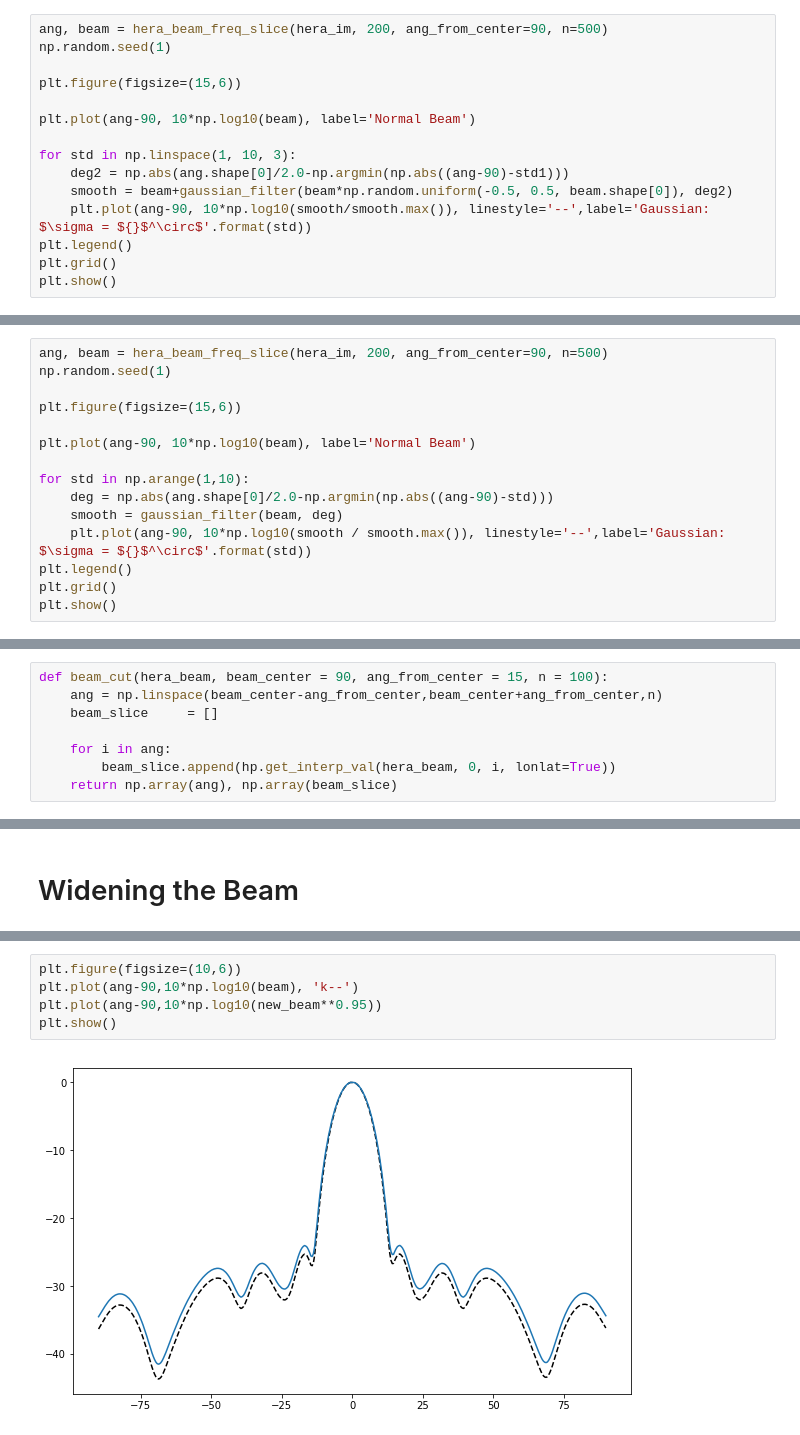
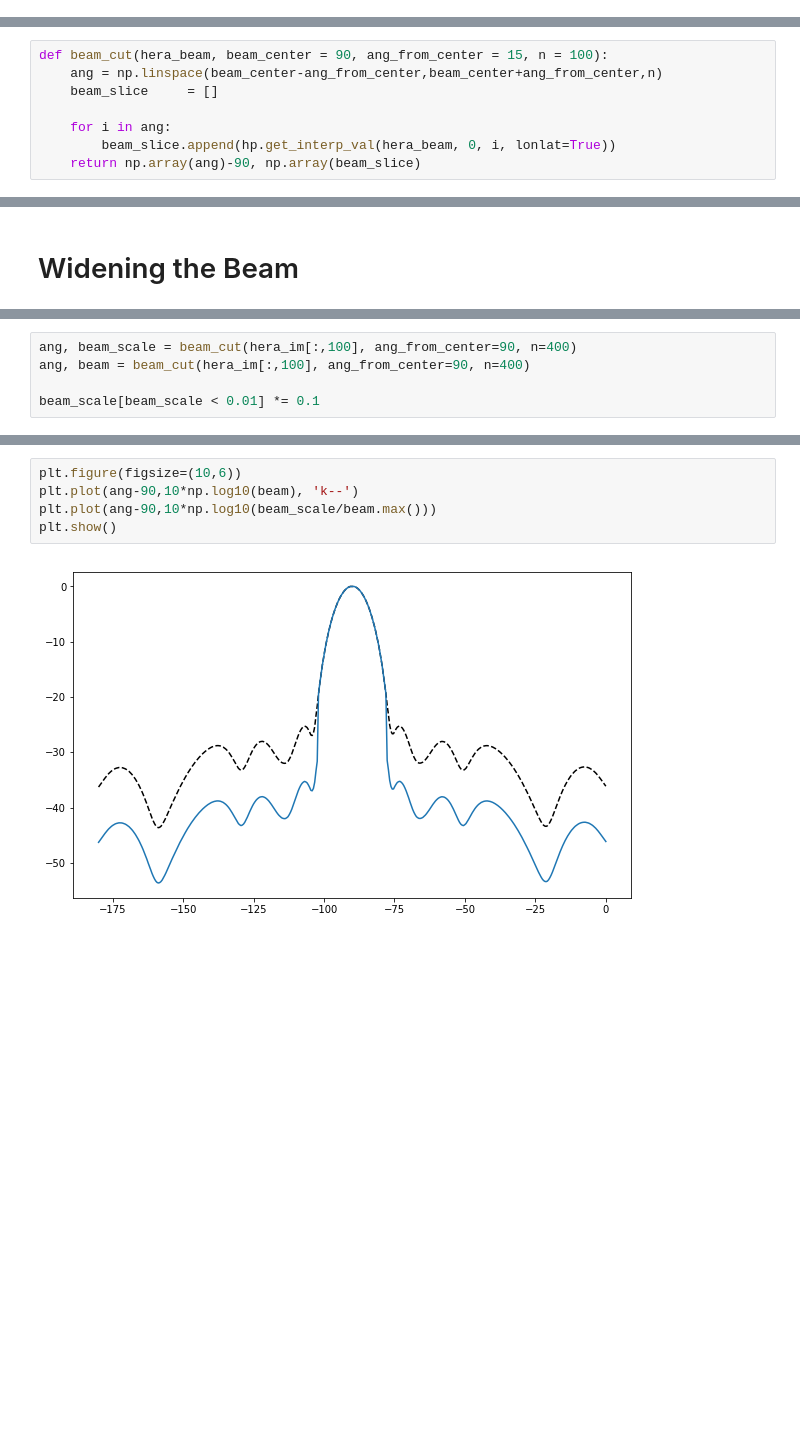
Before and after one commit to tyler-a-cox/HERA_Tsys, a Jupyter notebook: notebooks/Beam_Uncertainty.ipynb, the cells around one changed output, grey strips where cells are left out. Drawn from its saved outputs; the diff is of its cells as text; blank space fills up the shorter version.

```diff
--- a/notebooks/Beam_Uncertainty.ipynb
+++ b/notebooks/Beam_Uncertainty.ipynb
@@ -94,15 +70,0 @@ plt.show()
-# %%
-ang, beam = hera_beam_freq_slice(hera_im, 200, ang_from_center=90, n=500)
-np.random.seed(1)
-
-plt.figure(figsize=(15,6))
-
-plt.plot(ang-90, 10*np.log10(beam), label='Normal Beam')
-
-for std in np.linspace(1, 10, 3):
-    deg2 = np.abs(ang.shape[0]/2.0-np.argmin(np.abs((ang-90)-std1)))
-    smooth = beam+gaussian_filter(beam*np.random.uniform(-0.5, 0.5, beam.shape[0]), deg2)
-    plt.plot(ang-90, 10*np.log10(smooth/smooth.max()), linestyle='--',label='Gaussian: $\sigma = ${}$^\circ$'.format(std))
-plt.legend()
-plt.grid()
-plt.show()
@@ -111,15 +70,0 @@ plt.show()
-# %%
-ang, beam = hera_beam_freq_slice(hera_im, 200, ang_from_center=90, n=500)
-np.random.seed(1)
-
-plt.figure(figsize=(15,6))
-
-plt.plot(ang-90, 10*np.log10(beam), label='Normal Beam')
-
-for std in np.arange(1,10):
-    deg = np.abs(ang.shape[0]/2.0-np.argmin(np.abs((ang-90)-std)))
-    smooth = gaussian_filter(beam, deg)
-    plt.plot(ang-90, 10*np.log10(smooth / smooth.max()), linestyle='--',label='Gaussian: $\sigma = ${}$^\circ$'.format(std))
-plt.legend()
-plt.grid()
-plt.show()
@@ -159,4 +77,4 @@ def beam_cut(hera_beam, beam_center = 90, ang_from_center = 15, n = 100):
 
     for i in ang:
         beam_slice.append(hp.get_interp_val(hera_beam, 0, i, lonlat=True))
-    return np.array(ang), np.array(beam_slice)
+    return np.array(ang)-90, np.array(beam_slice)
@@ -310,0 +182,5 @@ new_beam = np.copy(beam)
+# %%
+ang, beam_scale = beam_cut(hera_im[:,100], ang_from_center=90, n=400)
+ang, beam = beam_cut(hera_im[:,100], ang_from_center=90, n=400)
+
+beam_scale[beam_scale < 0.01] *= 0.1
@@ -311,8 +194,8 @@ new_beam = np.copy(beam)
 # %%
 plt.figure(figsize=(10,6))
 plt.plot(ang-90,10*np.log10(beam), 'k--')
-plt.plot(ang-90,10*np.log10(new_beam**0.95))
+plt.plot(ang-90,10*np.log10(beam_scale/beam.max()))
 plt.show()
 # %% [output]
-[figure, old version]
+[figure, new version]
 # %%
```
Also changed, not shown: parts of 27 cells of this notebook, 12 other files.
